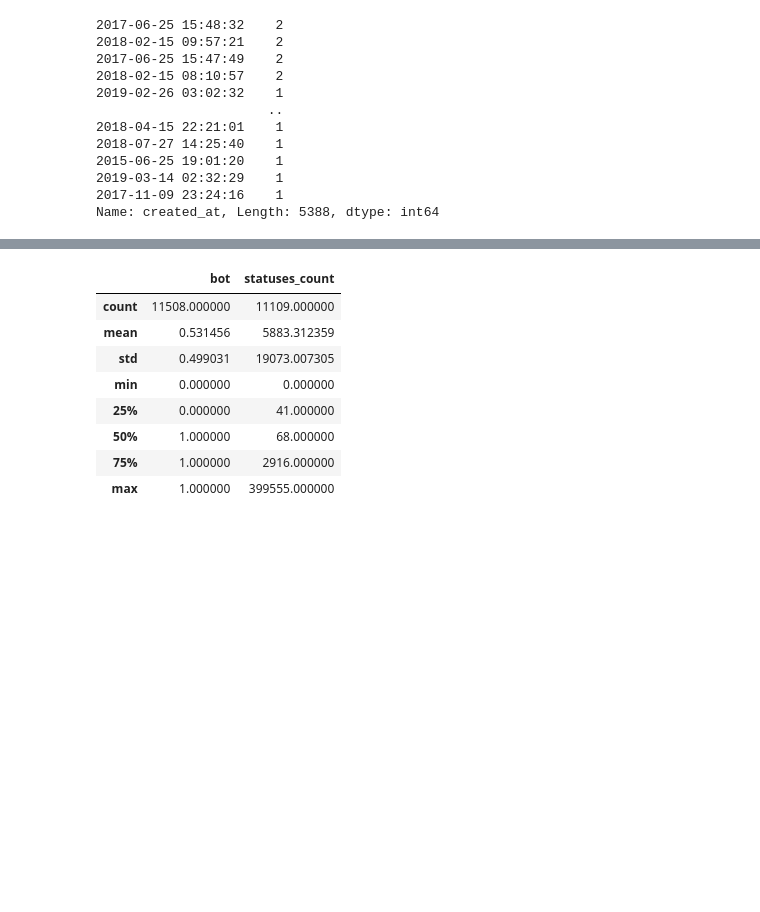
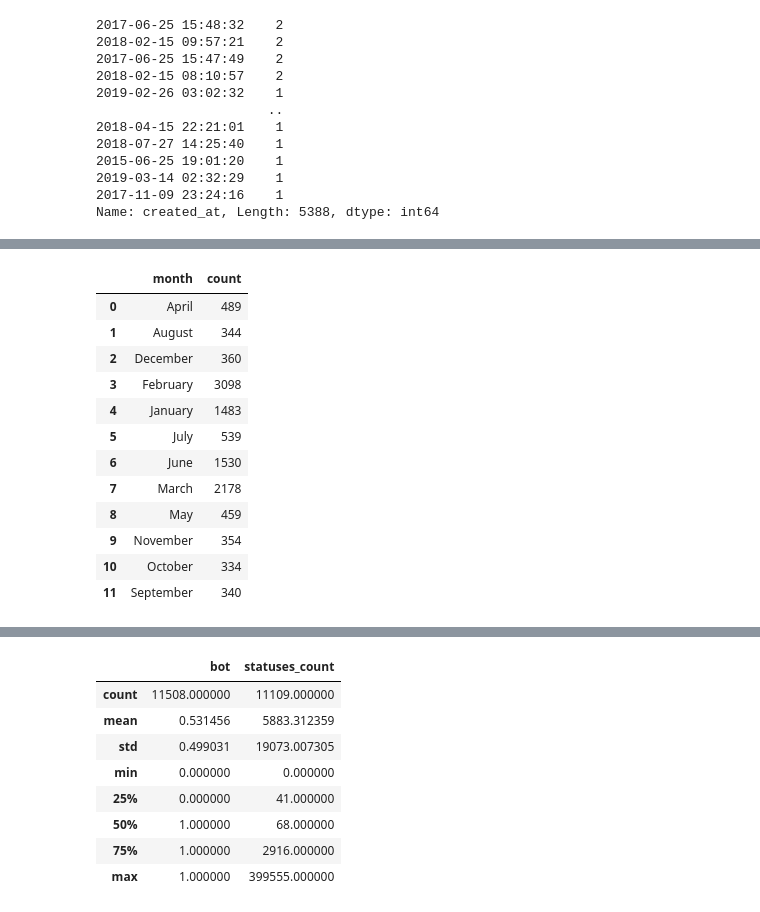
Before and after one commit to domferr/Data-Mining, a Jupyter notebook: Data Understanding.ipynb, the cells around one changed output, grey strips where cells are left out. Cells and saved outputs as stored; diff of their text form; code cells hidden in the pictures; blank space fills up the shorter version.

```diff
--- a/Data Understanding.ipynb
+++ b/Data Understanding.ipynb
@@ -231,0 +252,18 @@ print(df_users.created_at.isna().sum(), "missing created_at attributes")
+# %%
+# Group by month
+created_at_by_month = df_users.groupby([df_users.created_at.dt.month_name().rename("month")]).created_at.agg(count="count").reset_index()
+created_at_by_month
+# %% [output]
+|  | month | count |
+| 0 | April | 489 |
+| 1 | August | 344 |
+| 2 | December | 360 |
+| 3 | February | 3098 |
+| 4 | January | 1483 |
+| 5 | July | 539 |
+| 6 | June | 1530 |
+| 7 | March | 2178 |
+| 8 | May | 459 |
+| 9 | November | 354 |
+| 10 | October | 334 |
+| 11 | September | 340 |
```
Also changed, not shown: parts of 11 cells of this notebook.
